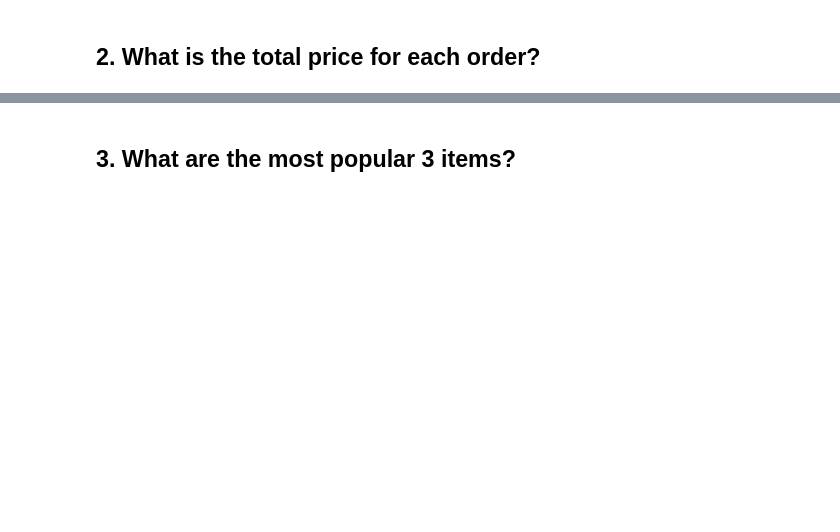
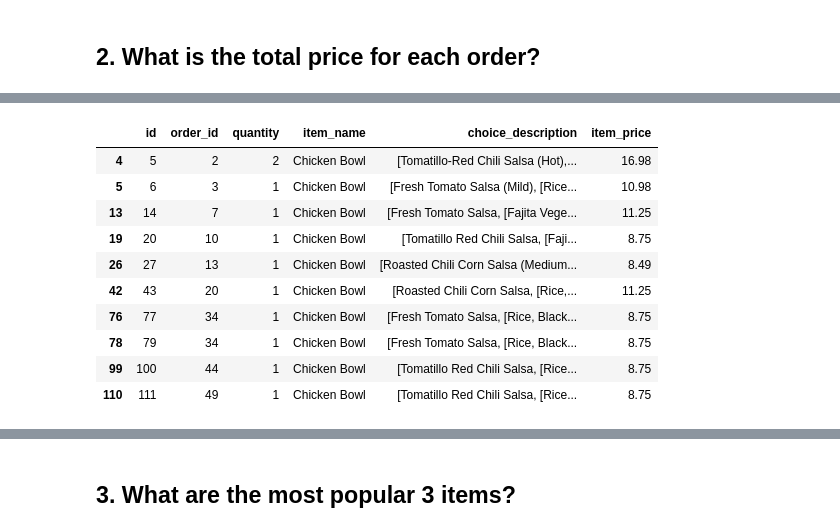
Before and after one commit to Severina7/numpy-pandas-visualization-exercises, a Jupyter notebook: advanced_dataframes.ipynb, the cells around one changed output, grey strips where cells are left out. Saved outputs shown, nothing was run; the diff lists cells and outputs as text; code cells hidden in the pictures; blank space fills up the shorter version.

```diff
--- a/advanced_dataframes.ipynb
+++ b/advanced_dataframes.ipynb
@@ -358,3 +374,0 @@ new_column = {'item_price': 'price', 'item_name': 'item'}
-# %%
-oc = oc.rename(columns = new_column)
-oc.head()
@@ -400,3 +374,0 @@ Name: price, Length: 4622, dtype: object
-# %%
-oc['price'] = oc['price'].astype(float)
-oc
@@ -404,0 +375,5 @@ ValueError: could not convert string to float: '$2.39 '
+# %%
+oc = oc.rename({'item_name':'item', 'item_price':'price'})
+oc.head()
+
+#⚠️ Renaming is not working anymore ⚠️
@@ -405,5 +387,5 @@ ValueError: could not convert string to float: '$2.39 '
 # %% [markdown]
 ## 2. What is the total price for each order?
 # %%
-sum_price = oc.groupby(['order_id','price']).agg({'order_id': 'count', 'price': 'sum'})
-sum_price.sample(10)
+oc['item_price'] = oc.item_price.astype('float')
+oc.head()
@@ -409,0 +399,14 @@ sum_price.sample(10)
+# %%
+oc[oc.item_name == 'Chicken Bowl'].head(10)
+# %% [output]
+|  | id | order_id | quantity | item_name | choice_description | item_price |
+| 4 | 5 | 2 | 2 | Chicken Bowl | [Tomatillo-Red Chili Salsa (Hot),... | 16.98 |
+| 5 | 6 | 3 | 1 | Chicken Bowl | [Fresh Tomato Salsa (Mild), [Rice... | 10.98 |
+| 13 | 14 | 7 | 1 | Chicken Bowl | [Fresh Tomato Salsa, [Fajita Vege... | 11.25 |
+| 19 | 20 | 10 | 1 | Chicken Bowl | [Tomatillo Red Chili Salsa, [Faji... | 8.75 |
+| 26 | 27 | 13 | 1 | Chicken Bowl | [Roasted Chili Corn Salsa (Medium... | 8.49 |
+| 42 | 43 | 20 | 1 | Chicken Bowl | [Roasted Chili Corn Salsa, [Rice,... | 11.25 |
+| 76 | 77 | 34 | 1 | Chicken Bowl | [Fresh Tomato Salsa, [Rice, Black... | 8.75 |
+| 78 | 79 | 34 | 1 | Chicken Bowl | [Fresh Tomato Salsa, [Rice, Black... | 8.75 |
+| 99 | 100 | 44 | 1 | Chicken Bowl | [Tomatillo Red Chili Salsa, [Rice... | 8.75 |
+| 110 | 111 | 49 | 1 | Chicken Bowl | [Tomatillo Red Chili Salsa, [Rice... | 8.75 |
```
Also changed, not shown: parts of 35 cells of this notebook.
